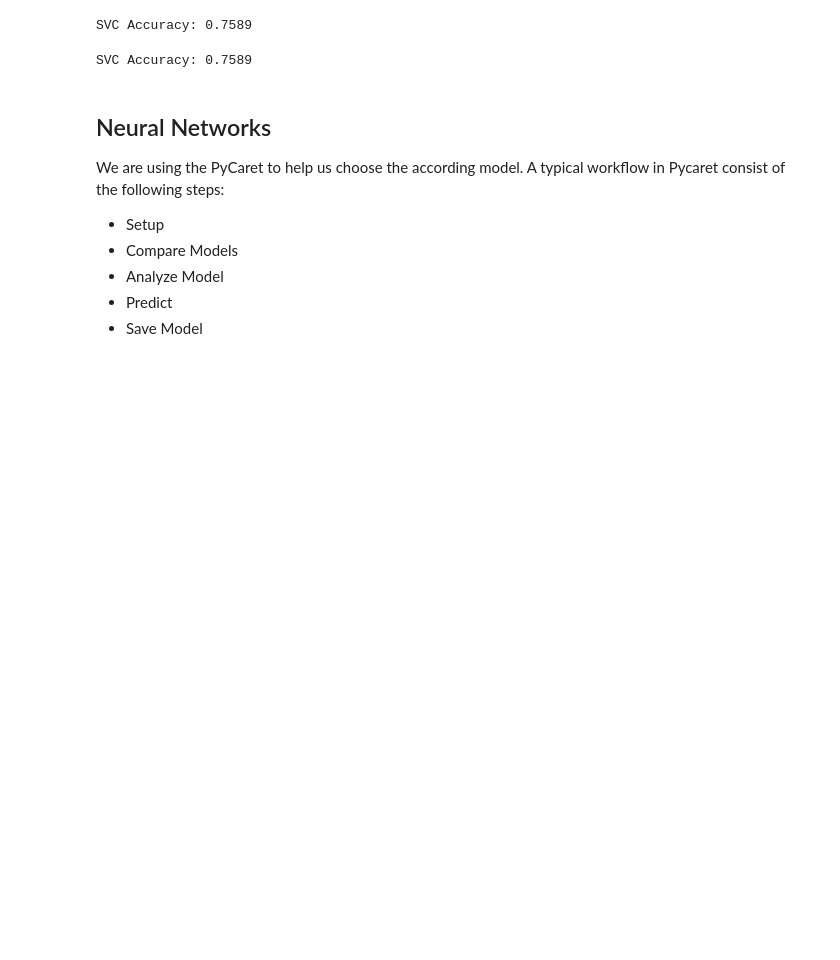
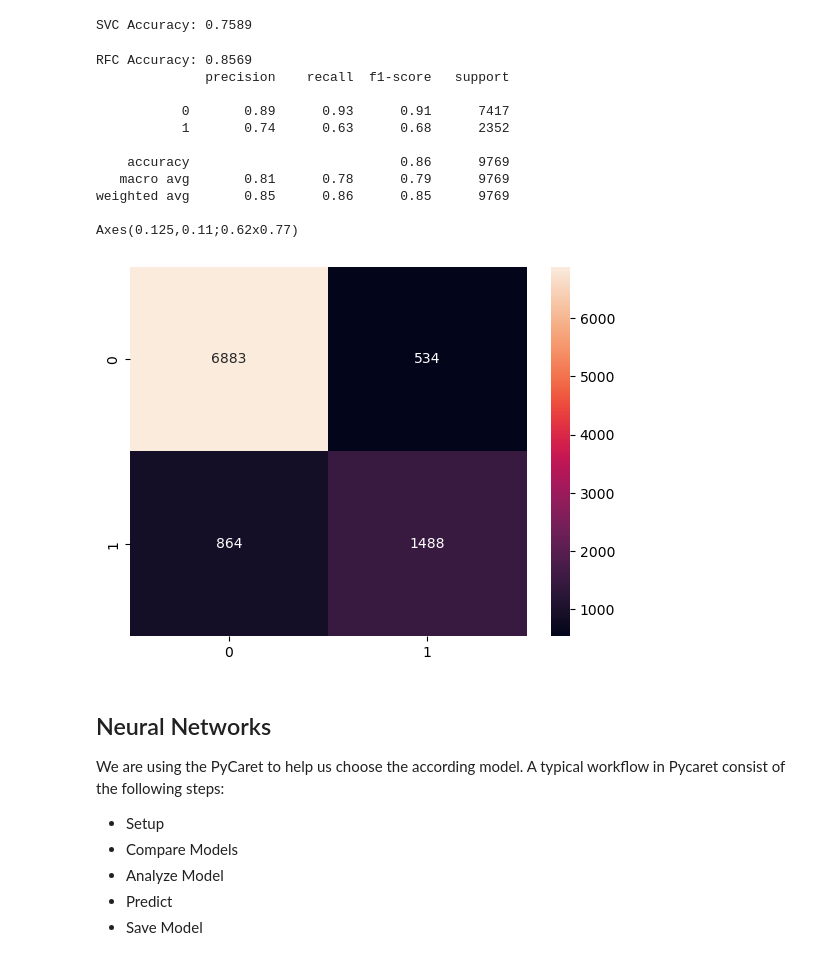
Before and after one commit to Jaredanwolfgang/CS311_Project3_Machine_Learning, a Jupyter notebook: model.ipynb, the cells around one changed output. Cells and saved outputs as stored; diff of their text form; code cells hidden in the pictures; blank space fills up the shorter version.

```diff
--- a/model.ipynb
+++ b/model.ipynb
@@ -697,14 +722,26 @@ SVC Accuracy: 0.7589
 # %%
 from sklearn.ensemble import RandomForestClassifier
 from sklearn.metrics import accuracy_score, classification_report, confusion_matrix
-rfc = RandomForestClassifier().fit(X_train, Y_train)
-y_pred_rfc = rfc.predict(X_test)
+import seaborn as sns
+rfc = RandomForestClassifier().fit(X_train_nn, Y_train)
+y_pred_rfc = rfc.predict(X_test_nn)
 accuracy_rfc = accuracy_score(test_label, y_pred_rfc)
 print(f'RFC Accuracy: {accuracy_rfc:.4f}')
 print(classification_report(test_label, y_pred_rfc))
 print(sns.heatmap(confusion_matrix(test_label, y_pred_rfc), annot=True, fmt='d'))
 # %% [output]
-SVC Accuracy: 0.7589
+RFC Accuracy: 0.8569
+              precision    recall  f1-score   support
+
+           0       0.89      0.93      0.91      7417
+           1       0.74      0.63      0.68      2352
+
+    accuracy                           0.86      9769
+   macro avg       0.81      0.78      0.79      9769
+weighted avg       0.85      0.86      0.85      9769
+
+Axes(0.125,0.11;0.62x0.77)
+[figure, added]
 # %% [markdown]
 ## Neural Networks
 We are using the PyCaret to help us choose the according model. A typical workflow in Pycaret consist of the following steps:
```
Also changed, not shown: parts of 9 cells of this notebook, 3 other files.
